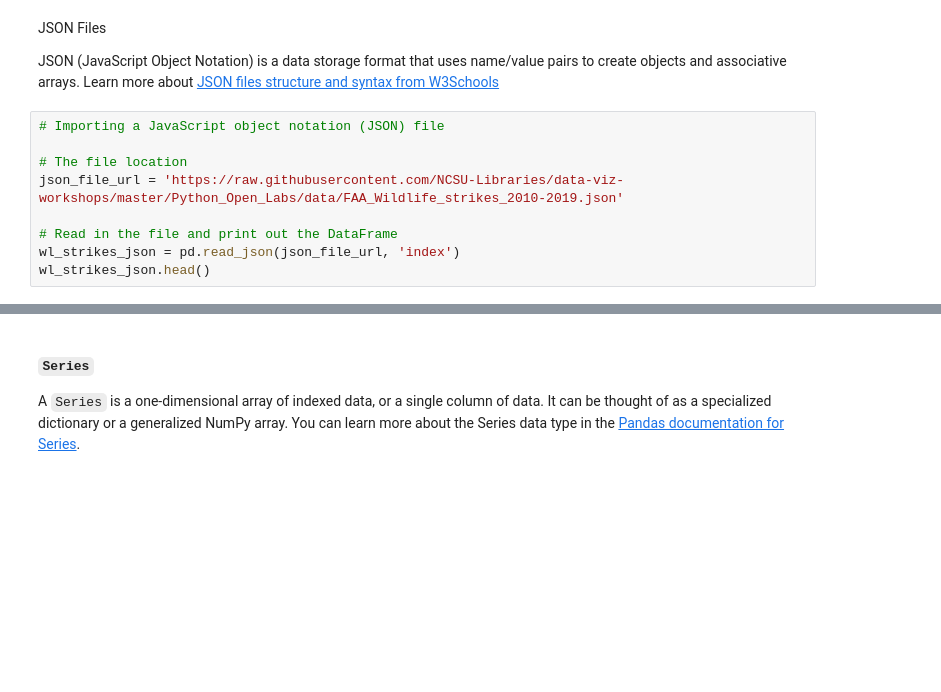
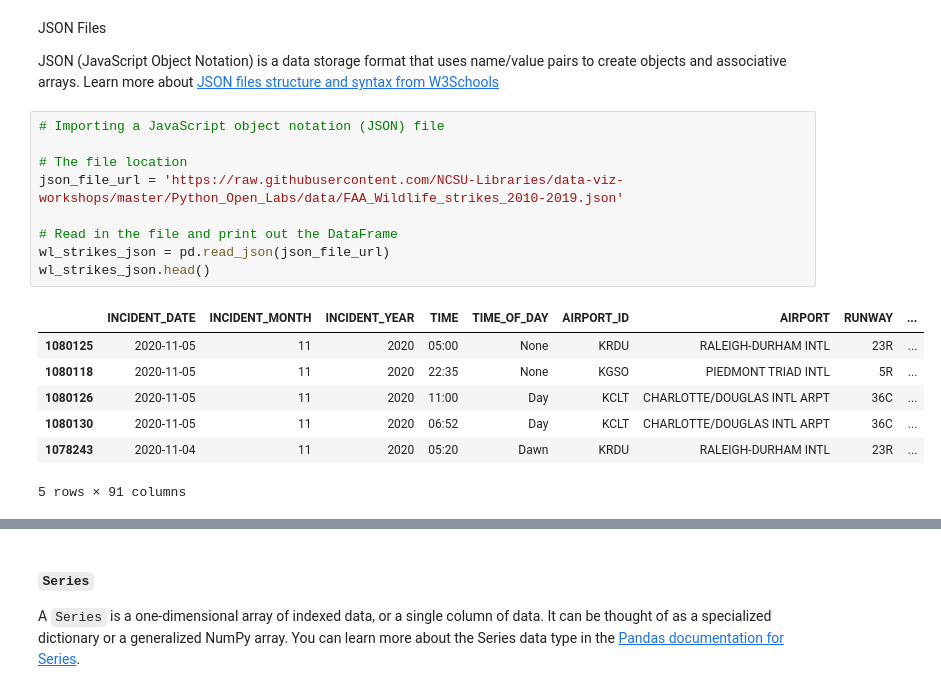
Before and after one commit to NCSU-Libraries/data-viz-workshops, a Jupyter notebook: Python_Open_Labs/Reading_exploring_and_writing_data_with_Pandas/Python_Open_Labs_Week1_filled.ipynb, the cells around one changed output, grey strips where cells are left out. Cells and saved outputs as stored; diff of their text form; blank space fills up the shorter version.

```diff
--- a/Python_Open_Labs/Reading_exploring_and_writing_data_with_Pandas/Python_Open_Labs_Week1_filled.ipynb
+++ b/Python_Open_Labs/Reading_exploring_and_writing_data_with_Pandas/Python_Open_Labs_Week1_filled.ipynb
@@ -121,12 +134,20 @@ JSON (JavaScript Object Notation) is a data storage format that uses name/value
 # %%
 # Importing a JavaScript object notation (JSON) file
 
 # The file location
 json_file_url = 'https://raw.githubusercontent.com/NCSU-Libraries/data-viz-workshops/master/Python_Open_Labs/data/FAA_Wildlife_strikes_2010-2019.json'
 
 # Read in the file and print out the DataFrame
-wl_strikes_json = pd.read_json(json_file_url, 'index')
+wl_strikes_json = pd.read_json(json_file_url)
 wl_strikes_json.head()
+# %% [output]
+|  | INCIDENT_DATE | INCIDENT_MONTH | INCIDENT_YEAR | TIME | TIME_OF_DAY | AIRPORT_ID | AIRPORT | RUNWAY | ... |
+| 1080125 | 2020-11-05 | 11 | 2020 | 05:00 | None | KRDU | RALEIGH-DURHAM INTL | 23R | ... |
+| 1080118 | 2020-11-05 | 11 | 2020 | 22:35 | None | KGSO | PIEDMONT TRIAD INTL | 5R | ... |
+| 1080126 | 2020-11-05 | 11 | 2020 | 11:00 | Day | KCLT | CHARLOTTE/DOUGLAS INTL ARPT | 36C | ... |
+| 1080130 | 2020-11-05 | 11 | 2020 | 06:52 | Day | KCLT | CHARLOTTE/DOUGLAS INTL ARPT | 36C | ... |
+| 1078243 | 2020-11-04 | 11 | 2020 | 05:20 | Dawn | KRDU | RALEIGH-DURHAM INTL | 23R | ... |
+5 rows × 91 columns
 # %% [markdown]
 ### Pandas data structures
 
```
Also changed, not shown: parts of 23 cells of this notebook, 3 other files.
